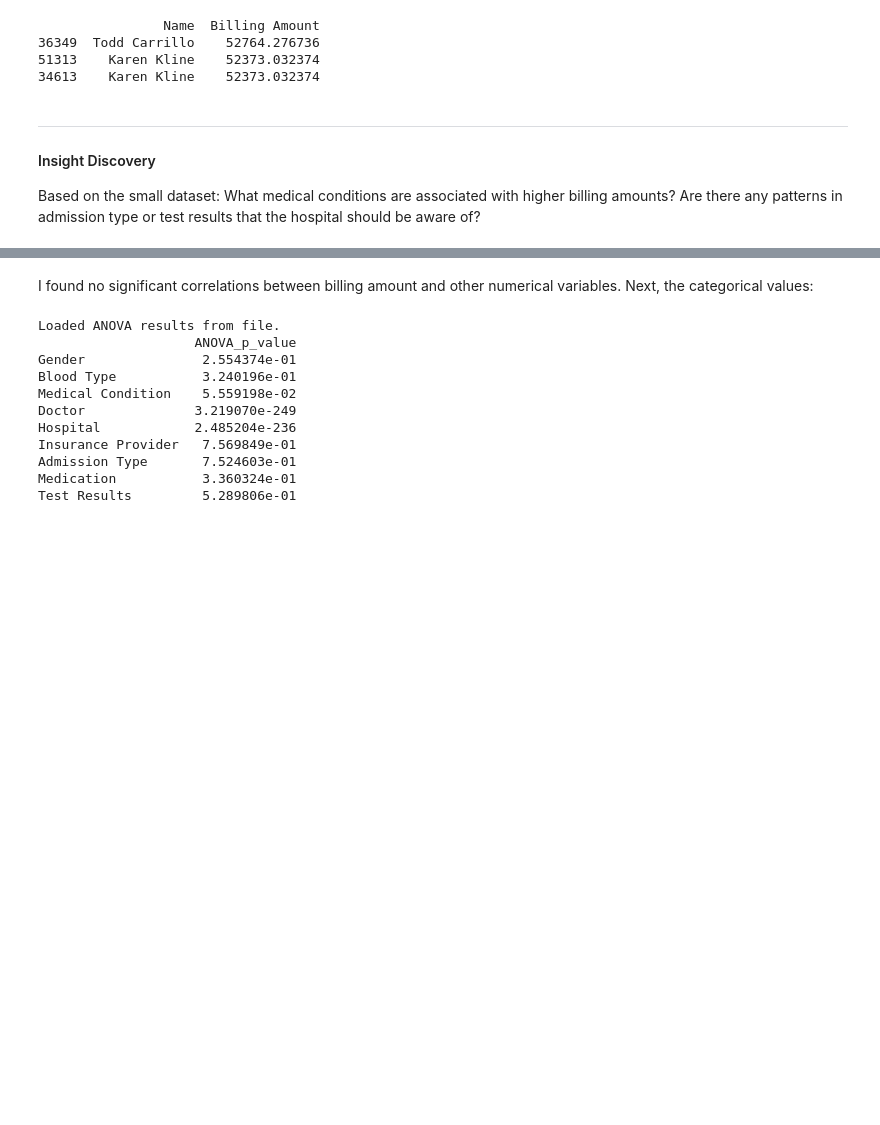
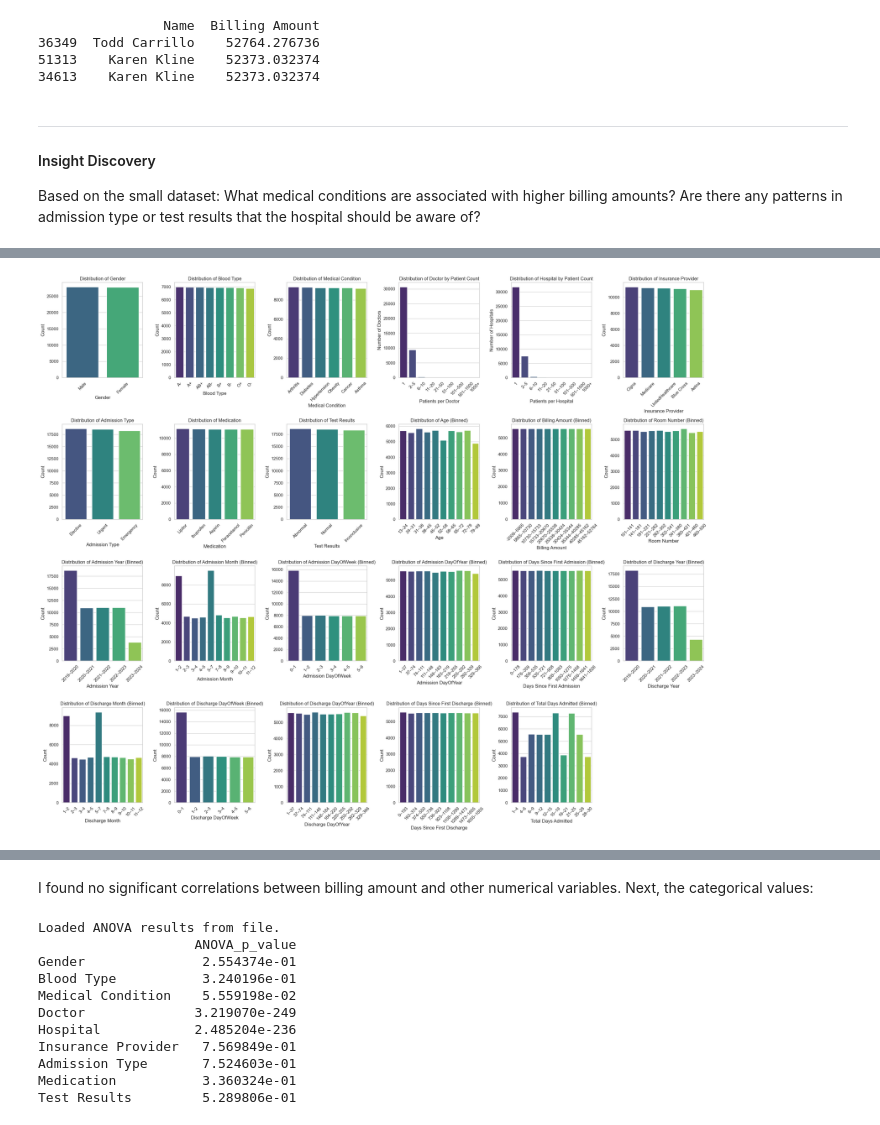
Before and after one commit to TanatPi/Healthcare_data_test, a Jupyter notebook: DA test.ipynb, the cells around one changed output, grey strips where cells are left out. Drawn from its saved outputs; the diff is of its cells as text; code cells hidden in the pictures; blank space fills up the shorter version.

```diff
--- a/DA test.ipynb
+++ b/DA test.ipynb
@@ -104,0 +115,82 @@ df['Days Since First Discharge'] = (df['Discharge Date'] - df['Discharge Date'].
+# %%
+cat_cols = df.select_dtypes(include=['object', 'category']).columns
+num_cols = df.select_dtypes(include=['number']).columns  # numeric columns to bin
+
+n_cols = 6
+n_rows = int(np.ceil((len(cat_cols) + len(num_cols)) / n_cols))
+
+fig, axes = plt.subplots(n_rows, n_cols, figsize=(24, 5 * n_rows))
+axes = axes.flatten()
+
+def bin_numeric_series(series, n_bins=10):
+    bins = np.quantile(series.dropna(), np.linspace(0, 1, n_bins + 1))
+    bins = np.unique(bins)  # remove duplicates if any quantiles equal
+    n_actual_bins = len(bins) - 1
+    labels = [f"{int(bins[i])}–{int(bins[i+1])}" for i in range(n_actual_bins)]
+    return pd.cut(series, bins=bins, labels=labels, include_lowest=True, duplicates='drop')
+
+for i, col in enumerate(list(cat_cols) + list(num_cols)):
+    if col in ["Doctor", "Hospital"]:
+        # Count patients per doctor/hospital
+        counts = df.groupby(col).size().reset_index(name="Patient Count")
+
+        # Bin counts for Doctor/Hospital
+        max_count = counts["Patient Count"].max()
+        bins = [0, 1, 5, 10, 20, 50, 100, 500, 1000, max(max_count + 1, 1001)]
+        labels = ["1", "2–5", "6–10", "11–20", "21–50", "51–100", "101–500", "501–1000", "1000+"]
+
+        counts["Bin"] = pd.cut(counts["Patient Count"], bins=bins, labels=labels, right=True)
+        bin_counts = counts["Bin"].value_counts().sort_index()
+
+        sns.barplot(
+            x=bin_counts.index,
+            y=bin_counts.values,
+            palette="viridis",
+            ax=axes[i]
+        )
+        axes[i].set_title(f"Distribution of {col} by Patient Count")
+        axes[i].set_xlabel(f"Patients per {col}")
+        axes[i].set_ylabel(f"Number of {col}s")
+        axes[i].tick_params(axis='x', rotation=45)
+
+    elif col in num_cols:
+        # Bin numeric columns
+        binned = bin_numeric_series(df[col], n_bins=10)
+        counts = binned.value_counts().sort_index()
+
+        sns.barplot(
+            x=counts.index.astype(str),
+            y=counts.values,
+            palette="viridis",
+            ax=axes[i]
+        )
+        axes[i].set_title(f"Distribution of {col} (Binned)")
+        axes[i].set_xlabel(col)
+        axes[i].set_ylabel("Count")
+        axes[i].tick_params(axis='x', rotation=45)
+
+    else:
+        # For small cardinality categorical variables
+        counts = df[col].value_counts().reset_index()
+        counts.columns = [col, "Count"]
+
+        sns.barplot(
+            x=col,
+            y="Count",
+            data=counts,
+            palette="viridis",
+            ax=axes[i]
+        )
+        axes[i].set_title(f"Distribution of {col}")
+        axes[i].set_xlabel(col)
+        axes[i].set_ylabel("Count")
+        axes[i].tick_params(axis='x', rotation=45)
+
+# Remove unused subplots
+for j in range(i + 1, len(axes)):
+    fig.delaxes(axes[j])
+
+plt.tight_layout()
+plt.show()
+# %% [output]
+[figure, added]
```
Also changed, not shown: parts of 16 cells of this notebook.
